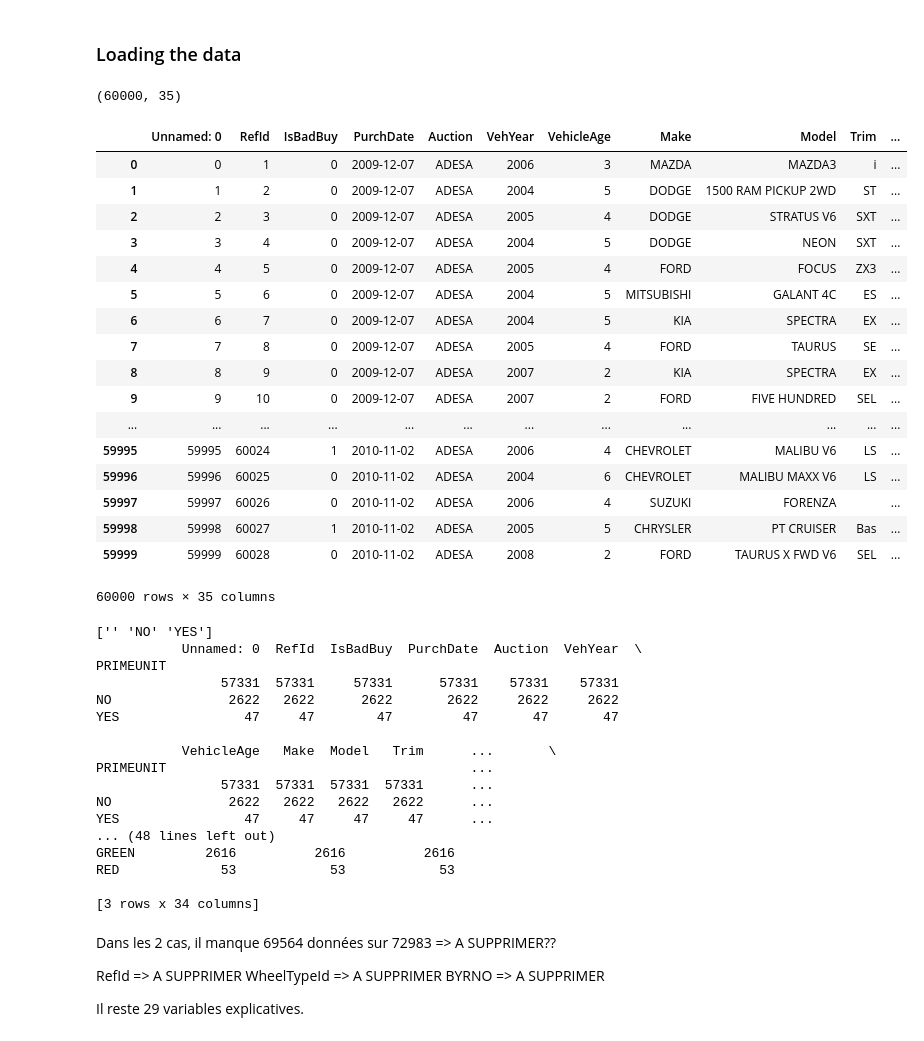
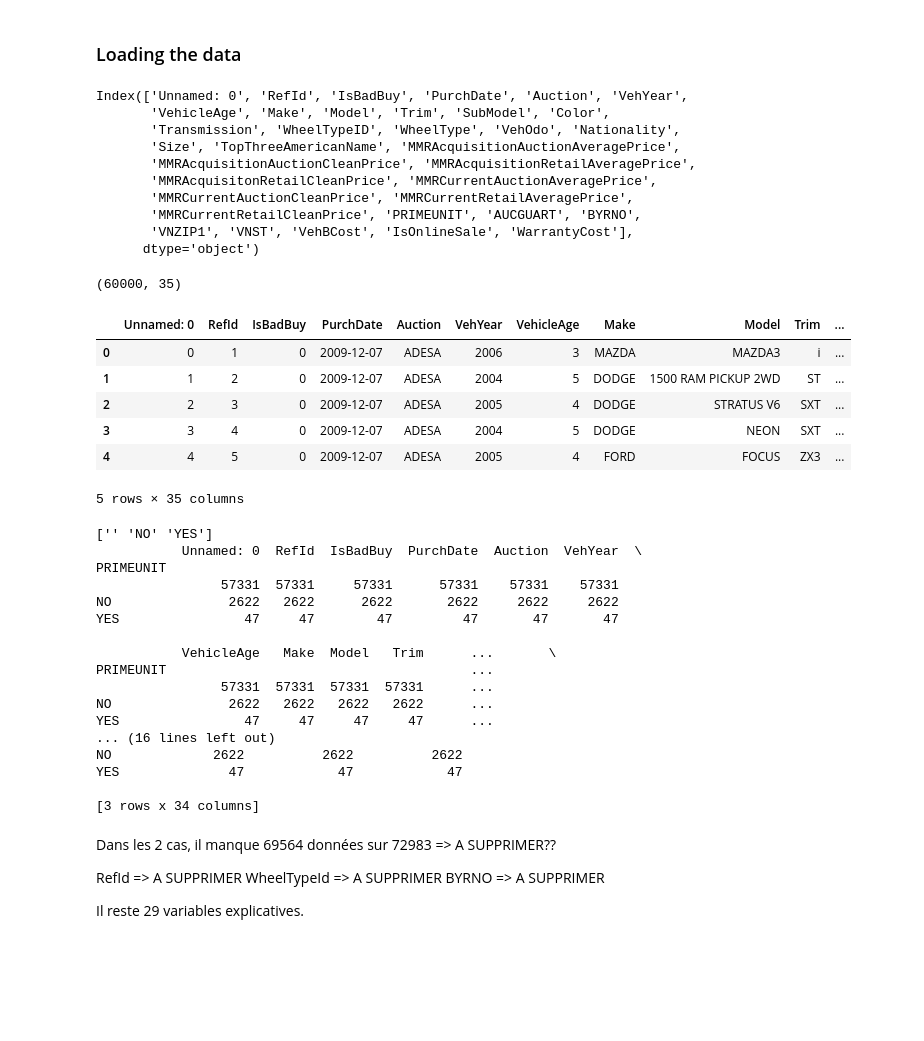
Before and after one commit to schechtman/Datacamp_lemon, a Jupyter notebook: lemons_starting_kit.ipynb, the cells around one changed output. Drawn from its saved outputs; the diff is of its cells as text; code cells hidden in the pictures; blank space fills up the shorter version.

```diff
--- a/Start.ipynb
+++ b/lemons_starting_kit.ipynb
@@ -42,40 +42,42 @@ import matplotlib.pyplot as plt
 ## Exploratory data analysis
 # %% [markdown]
 ### Loading the data
+# %%
+data.columns
+# %% [output]
+Index(['Unnamed: 0', 'RefId', 'IsBadBuy', 'PurchDate', 'Auction', 'VehYear',
+       'VehicleAge', 'Make', 'Model', 'Trim', 'SubModel', 'Color',
+       'Transmission', 'WheelTypeID', 'WheelType', 'VehOdo', 'Nationality',
+       'Size', 'TopThreeAmericanName', 'MMRAcquisitionAuctionAveragePrice',
+       'MMRAcquisitionAuctionCleanPrice', 'MMRAcquisitionRetailAveragePrice',
+       'MMRAcquisitonRetailCleanPrice', 'MMRCurrentAuctionAveragePrice',
+       'MMRCurrentAuctionCleanPrice', 'MMRCurrentRetailAveragePrice',
+       'MMRCurrentRetailCleanPrice', 'PRIMEUNIT', 'AUCGUART', 'BYRNO',
+       'VNZIP1', 'VNST', 'VehBCost', 'IsOnlineSale', 'WarrantyCost'],
+      dtype='object')
 # %%
 train_filename = 'data/train.csv'
 data = pd.read_csv(train_filename, sep=',')
 data = data.fillna('')
 data['PurchDate'] = pd.to_datetime(data['PurchDate'])
 print(data.shape)
-data
+data.head()
 # %% [output]
 (60000, 35)
 |  | Unnamed: 0 | RefId | IsBadBuy | PurchDate | Auction | VehYear | VehicleAge | Make | Model | Trim | ... |
 | 0 | 0 | 1 | 0 | 2009-12-07 | ADESA | 2006 | 3 | MAZDA | MAZDA3 | i | ... |
 | 1 | 1 | 2 | 0 | 2009-12-07 | ADESA | 2004 | 5 | DODGE | 1500 RAM PICKUP 2WD | ST | ... |
 | 2 | 2 | 3 | 0 | 2009-12-07 | ADESA | 2005 | 4 | DODGE | STRATUS V6 | SXT | ... |
 | 3 | 3 | 4 | 0 | 2009-12-07 | ADESA | 2004 | 5 | DODGE | NEON | SXT | ... |
 | 4 | 4 | 5 | 0 | 2009-12-07 | ADESA | 2005 | 4 | FORD | FOCUS | ZX3 | ... |
-| 5 | 5 | 6 | 0 | 2009-12-07 | ADESA | 2004 | 5 | MITSUBISHI | GALANT 4C | ES | ... |
-| 6 | 6 | 7 | 0 | 2009-12-07 | ADESA | 2004 | 5 | KIA | SPECTRA | EX | ... |
-| 7 | 7 | 8 | 0 | 2009-12-07 | ADESA | 2005 | 4 | FORD | TAURUS | SE | ... |
-| 8 | 8 | 9 | 0 | 2009-12-07 | ADESA | 2007 | 2 | KIA | SPECTRA | EX | ... |
-| 9 | 9 | 10 | 0 | 2009-12-07 | ADESA | 2007 | 2 | FORD | FIVE HUNDRED | SEL | ... |
-| ... | ... | ... | ... | ... | ... | ... | ... | ... | ... | ... | ... |
-| 59995 | 59995 | 60024 | 1 | 2010-11-02 | ADESA | 2006 | 4 | CHEVROLET | MALIBU V6 | LS | ... |
-| 59996 | 59996 | 60025 | 0 | 2010-11-02 | ADESA | 2004 | 6 | CHEVROLET | MALIBU MAXX V6 | LS | ... |
-| 59997 | 59997 | 60026 | 0 | 2010-11-02 | ADESA | 2006 | 4 | SUZUKI | FORENZA |  | ... |
-| 59998 | 59998 | 60027 | 1 | 2010-11-02 | ADESA | 2005 | 5 | CHRYSLER | PT CRUISER | Bas | ... |
-| 59999 | 59999 | 60028 | 0 | 2010-11-02 | ADESA | 2008 | 2 | FORD | TAURUS X FWD V6 | SEL | ... |
-60000 rows × 35 columns
+5 rows × 35 columns
 # %%
 #On regarde le nombre de données manquantes pour ces 2 colonnes
 print(np.unique(data['PRIMEUNIT']))
 print(data.groupby('PRIMEUNIT').count())
-
-print(np.unique(data['AUCGUART']))
-print(data.groupby('AUCGUART').count())
+if False:
+    print(np.unique(data['AUCGUART']))
+    print(data.groupby('AUCGUART').count())
 # %% [output]
 ['' 'NO' 'YES']
            Unnamed: 0  RefId  IsBadBuy  PurchDate  Auction  VehYear  \
@@ -89,9 +91,9 @@ PRIMEUNIT                                       ...
                 57331  57331  57331  57331      ...
 NO               2622   2622   2622   2622      ...
 YES                47     47     47     47      ...
-... (48 lines left out)
-GREEN         2616          2616          2616
-RED             53            53            53
+... (16 lines left out)
+NO             2622          2622          2622
+YES              47            47            47
 
 [3 rows x 34 columns]
 # %% [markdown]
```
Also changed, not shown: 1 other file.
